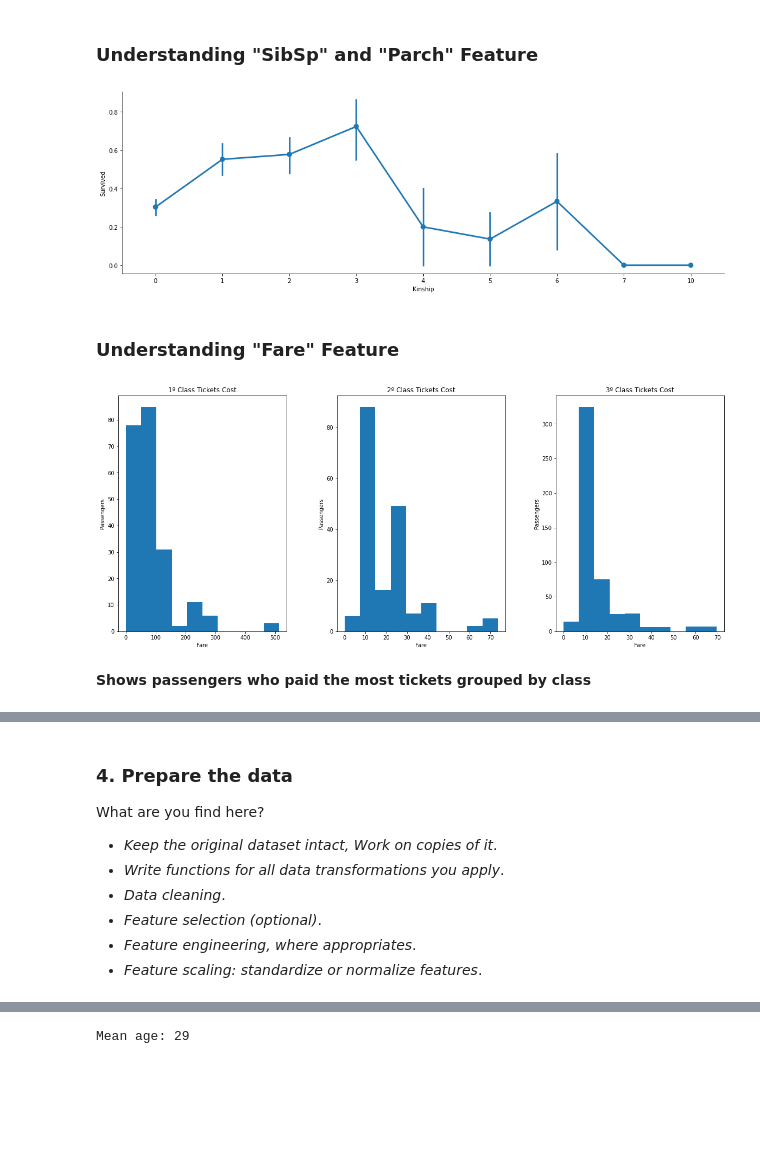
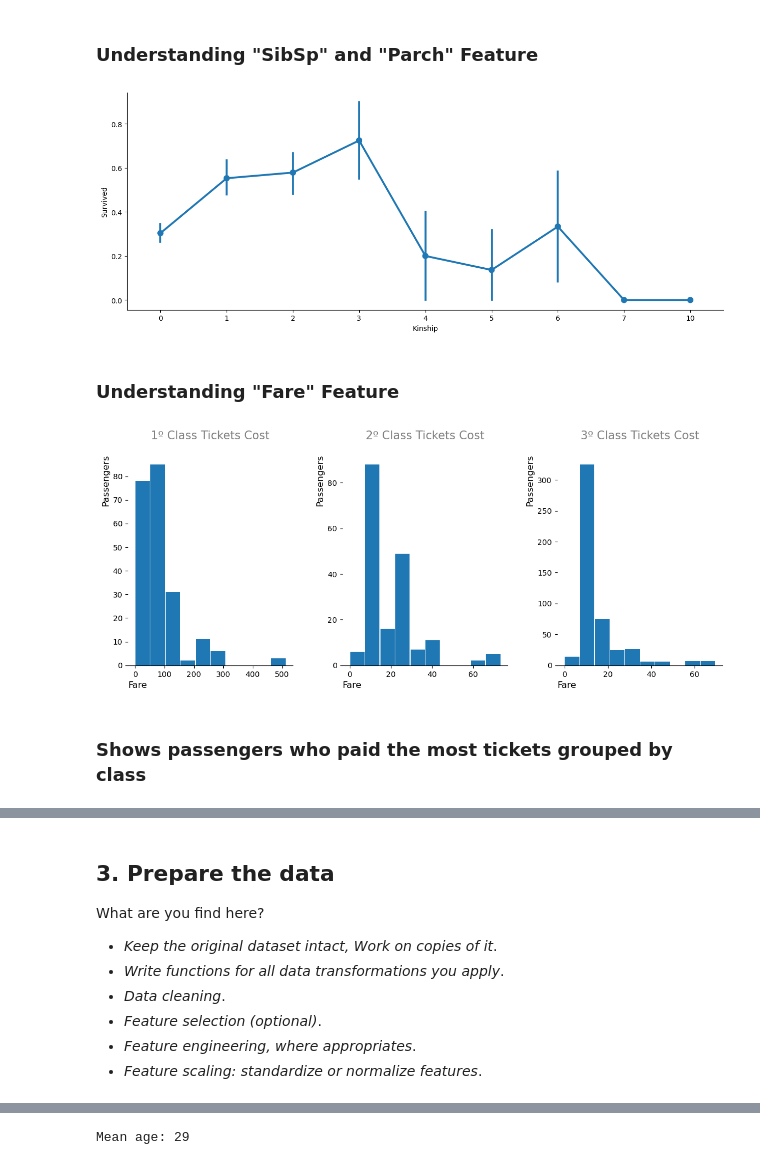
Before and after one commit to faustofcjr/artificial-intelligence, a Jupyter notebook: kaggle/titanic/base.ipynb, the cells around one changed output, grey strips where cells are left out. Drawn from its saved outputs; the diff is of its cells as text; code cells hidden in the pictures; blank space fills up the shorter version.

```diff
--- a/kaggle/titanic/base.ipynb
+++ b/kaggle/titanic/base.ipynb
@@ -266,30 +288,35 @@ sns.barplot(data=df_train, x="Pclass", y="Survived")
 ### Understanding "SibSp" and "Parch" Feature
 # %%
 df_validation = df_train.copy()
-df_validation["Kinship"] = df_validation["SibSp"] + df_validation['Parch']
+df_validation["Kinship"] = df_validation["SibSp"] + df_validation["Parch"]
 
-_ = sns.catplot(data = df_validation, x="Kinship",  y="Survived", kind="point", aspect=3.0)
+_ = sns.catplot(data = df_validation, x="Kinship",  y="Survived", kind="point", aspect=2.5)
 # %% [output]
-[figure, old version]
+[figure, new version]
 # %% [markdown]
 ### Understanding "Fare" Feature
 # %%
 nclass = 3
-fig, axes = plt.subplots(1, nclass, figsize=(20, 8))
+fig, axes = plt.subplots(1, nclass, figsize=(14, 5))
 
 for i in range(nclass):
     pclass = i + 1
     dataframe = df_train[df_train.Pclass == pclass]
-    dataframe.hist(column="Fare", bins=10, ax=axes[i])
+    dataframe.hist(column="Fare", bins=10, ax=axes[i], grid=False, rwidth=0.96)
+    axes[i].set_xlabel('Fare', loc='left', size=12)
+    axes[i].set_ylabel('Passengers', loc='top', size=12)
 
-    axes[i].grid(False)
-    axes[i].set_xlabel('Fare')
-    axes[i].set_ylabel('Passengers')
-    axes[i].set_title('{}º Class Tickets Cost'.format(pclass))
+    #There is a bug when loc title on left position
+    axes[i].set_title('{}º Class Tickets Cost'.format(pclass), loc='center', fontsize=15, pad=20, color="gray")
+
+    # Despine
+    axes[i].spines['top'].set_visible(False)
+    axes[i].spines['left'].set_visible(False)
+    axes[i].spines['right'].set_visible(False)
 # %% [output]
-[figure, old version]
+[figure, new version]
 # %% [markdown]
-__Shows passengers who paid the most tickets grouped by class__
+### Shows passengers who paid the most tickets grouped by class
 # %%
 def lsmx_fare(dataframe, pclass):
     """
@@ -337,7 +364,7 @@ pd.concat([
 | 360 | 1252 | 3 | Sage, Master. William Henry | male | 14.5 | 8 | 2 | CA. 2343 | 69.5500 | NaN | ... |
 | 365 | 1257 | 3 | Sage, Mrs. John (Annie Bullen) | female | NaN | 1 | 9 | CA. 2343 | 69.5500 | NaN | ... |
 # %% [markdown]
-### 4. Prepare the data
+## 3. Prepare the data
 
 What are you find here?
 
```
Also changed, not shown: parts of 36 cells of this notebook, 2 other files.
